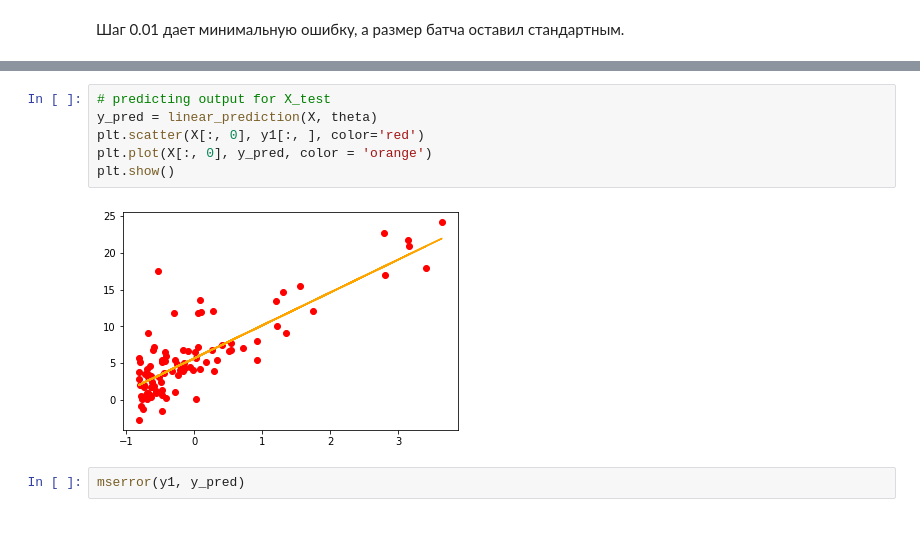
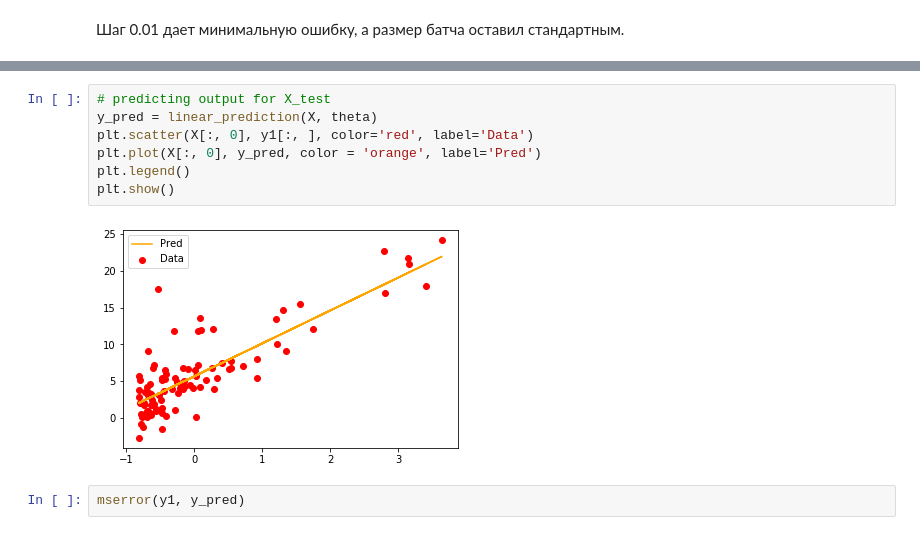
Before and after one commit to Craiglal/ML-Hometasks, a Jupyter notebook: task2/Untitled.ipynb, the cells around one changed output, grey strips where cells are left out. Cells and saved outputs as stored; diff of their text form.

```diff
--- a/task2/Untitled.ipynb
+++ b/task2/Untitled.ipynb
@@ -215,11 +216,12 @@ Wall time: 998 µs
 # %%
 # predicting output for X_test
 y_pred = linear_prediction(X, theta)
-plt.scatter(X[:, 0], y1[:, ], color='red')
-plt.plot(X[:, 0], y_pred, color = 'orange')
+plt.scatter(X[:, 0], y1[:, ], color='red', label='Data')
+plt.plot(X[:, 0], y_pred, color = 'orange', label='Pred')
+plt.legend()
 plt.show()
 # %% [output]
-[figure, old version]
+[figure, new version]
 # %%
 mserror(y1, y_pred)
 # %% [output]
```
Also changed, not shown: parts of 7 cells of this notebook, 7 other files.
